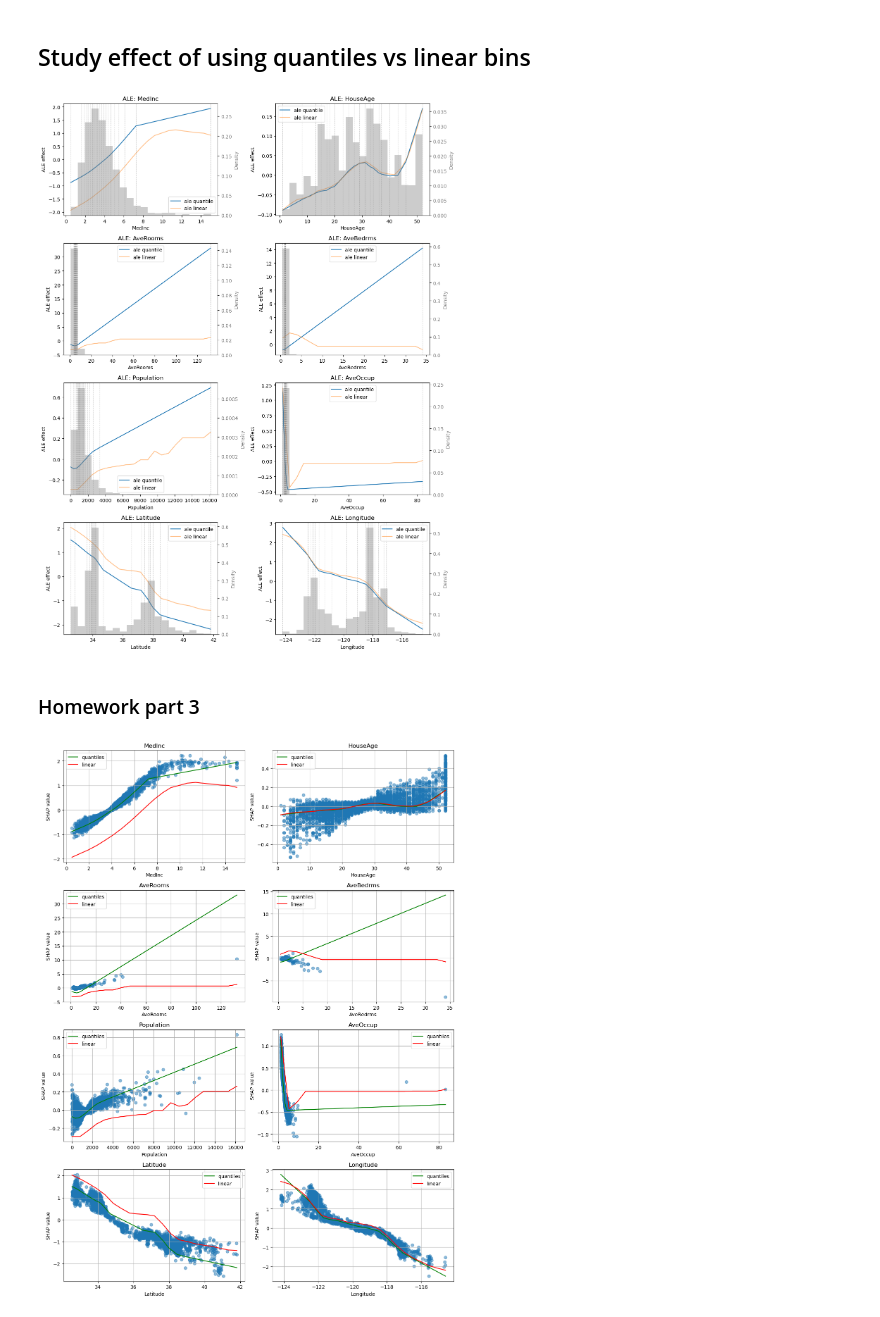
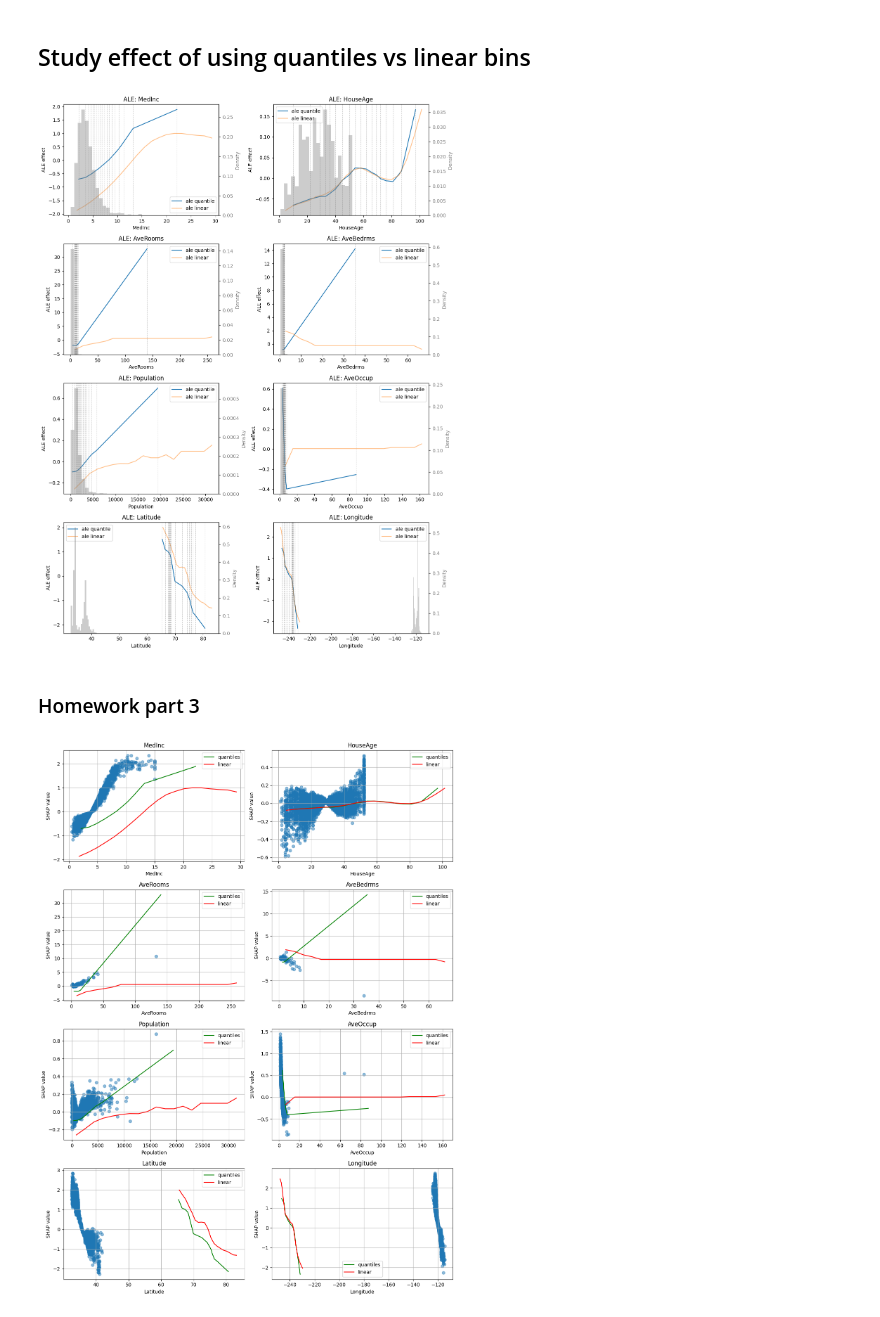
Before and after one commit to emmanuel-olateju/AIMS.XAI.Course, a Jupyter notebook: PDP_ALE/accumulated_local_effects.ipynb, the cells around one changed output. Drawn from its saved outputs; the diff is of its cells as text; code cells hidden in the pictures.

Commit message:
correct ALE quantie vs linear method

```diff
--- a/PDP_ALE/accumulated_local_effects.ipynb
+++ b/PDP_ALE/accumulated_local_effects.ipynb
@@ -89,7 +89,10 @@ def ale(X: pd.DataFrame, model: Callable, feature: str, grid_size: int = 20, bin
     """
 
     # It is possible to use linspace, but this may be problematic for skewed distributions, thus we will use quantiles
-    bins = np.quantile(X[feature], np.linspace(0.0, 1.0, 20))
+    if bin_method.lower() == "quantile":
+        bins = np.quantile(X[feature], np.linspace(0.0, 1.0, grid_size))
+    else:
+        bins = np.linspace(X[feature].min(), X[feature].max(), grid_size)
     bins = np.unique(bins)
     # pd.cut assigns each value to a bin.
     feat_cut = pd.cut(X[feature], bins=bins, include_lowest=True, labels=False)
@@ -139,7 +142,7 @@ for idx, feature_name in enumerate(feature_names):
         grid_size=100,
     )
 
-    intervals = list(bin_intervals.left) + [bin_intervals.right[-1]] # For x axis
+    intervals = np.array(bin_intervals.left) + np.array(bin_intervals.right) # For x axis
 
     ax.plot(intervals, ale_eff)
     ax.set_title(f"ALE: {feature_name}")
@@ -188,8 +190,8 @@ for idx, feature in enumerate(feature_names):
         bin_method="linear",
     )
 
-    intervals = list(bin_intervals.left) + [bin_intervals.right[-1]] # For x axis labels
-    intervals_linear = list(bin_intervals_linear.left) + [bin_intervals_linear.right[-1]] # For x axis labels
+    intervals = np.array(bin_intervals.left) + np.array(bin_intervals.right) # For x axis labels
+    intervals_linear = np.array(bin_intervals_linear.left) + np.array(bin_intervals_linear.right) # For x axis labels
 
     ale_effects[feature] = ale_eff
     ale_effects_linear[feature] = ale_eff_linear
@@ -232,41 +234,44 @@ plt.tight_layout()
 plt.savefig("ale.png")
 plt.show()
 # %% [output]
-[figure, old version]
+[figure, new version]
 # %% [markdown]
 ### Homework part 3
 # %%
 import shap
 # %%
-background =
-explainer =
-shap_values =
+background = shap.kmeans(X_train, 10)
+explainer = shap.KernelExplainer(
+    lambda x: pipe.predict(pd.DataFrame(x, columns=X_train.columns)),
+    background
+)
+shap_values = explainer.shap_values(X_test)
 # %%
 n_cols = 2
 n_rows = -(-len(feature_names) // n_cols)  # ceiling division
 fig, axs = plt.subplots(n_rows, n_cols, figsize=(6 * n_cols, 4 * n_rows), squeeze=False)
 
 for idx, feature_name in enumerate(feature_names):
     ax = axs[idx // n_cols][idx % n_cols]
 
     feature_index = X_test.columns.get_loc(feature_name)
-    shap_vals_feature = shap_values.values[:, feature_index]
+    shap_vals_feature = shap_values[:, feature_index]
     feature_values = X_test[feature_name].values
 
     ax.plot(ale_intervals[feature_name], ale_effects[feature_name], color="green", label="quantiles")
     ax.plot(ale_intervals_linear[feature_name], ale_effects_linear[feature_name], color="red", label="linear")
     ax.scatter(feature_values, shap_vals_feature, alpha=0.5)
     ax.set_xlabel(feature_name)
     ax.set_ylabel("SHAP value")
     ax.set_title(f"{feature_name}")
     ax.grid(True)
     ax.legend()
 
 # Turn off any unused axes
 for i in range(len(feature_names), n_rows * n_cols):
     axs[i // n_cols][i % n_cols].axis("off")
 
 plt.tight_layout()
 plt.show()
 # %% [output]
-[figure, old version]
+[figure, new version]
```
Also changed, not shown: parts of 1 cell of this notebook, 1 other file.
